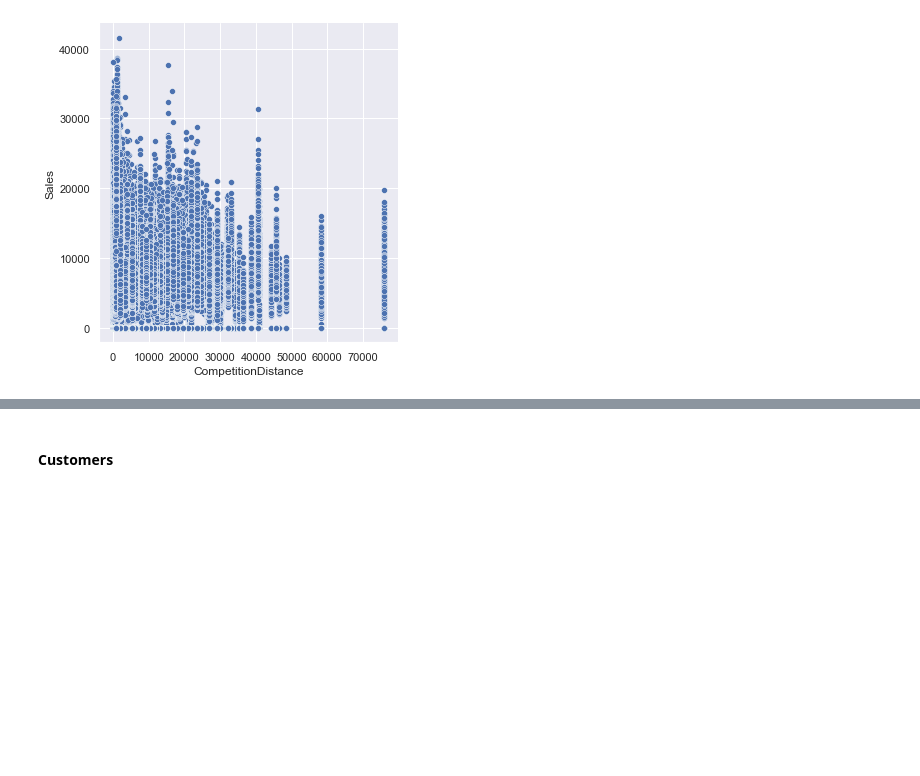
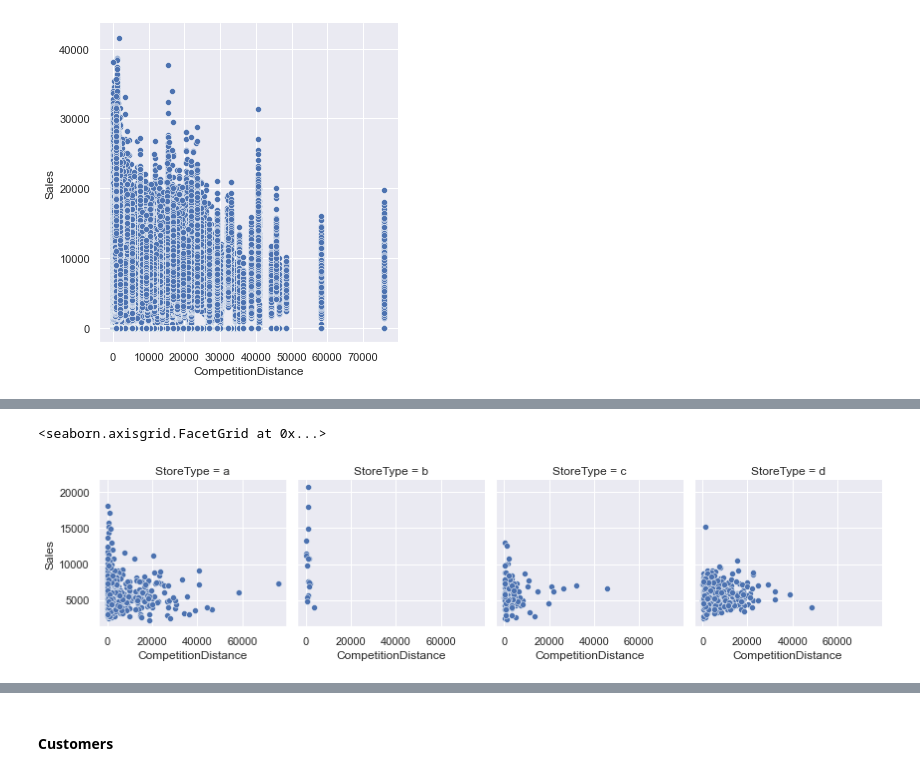
Before and after one commit to CYCCCCC/store_sales_prediction, a Jupyter notebook: store_sales.ipynb, the cells around one changed output, grey strips where cells are left out. Saved outputs shown, nothing was run; the diff lists cells and outputs as text; code cells hidden in the pictures; blank space fills up the shorter version.

```diff
--- a/store_sales.ipynb
+++ b/store_sales.ipynb
@@ -1020,0 +1057,8 @@ sns.relplot(data=df_all, x="CompetitionDistance", y="Sales")
+# %%
+order = ['a', 'b', 'c', 'd']
+
+g = sns.FacetGrid(compt, col='StoreType', col_wrap=4, height=3, col_order=order)
+g.map(sns.scatterplot, 'CompetitionDistance', 'Sales')
+# %% [output]
+<seaborn.axisgrid.FacetGrid at 0x...>
+[figure, added]
```
Also changed, not shown: parts of 8 cells of this notebook.
